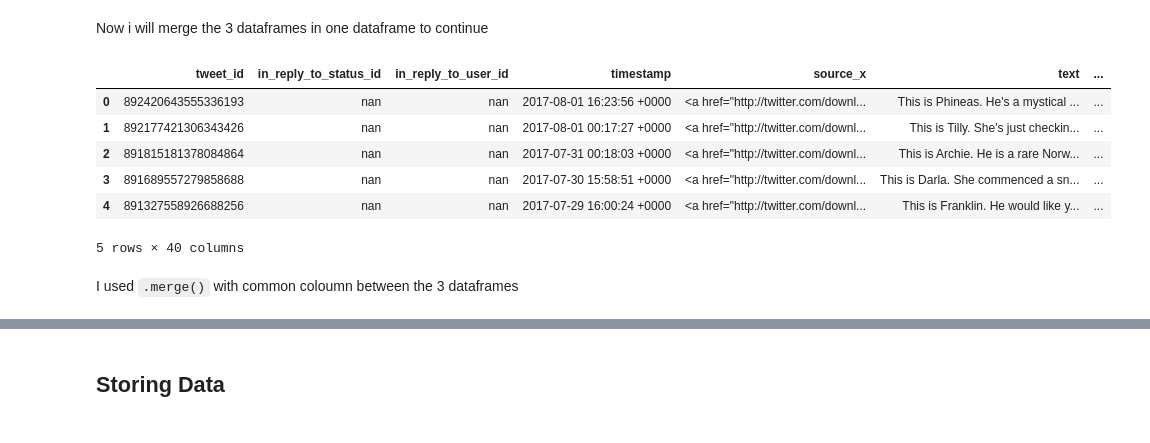
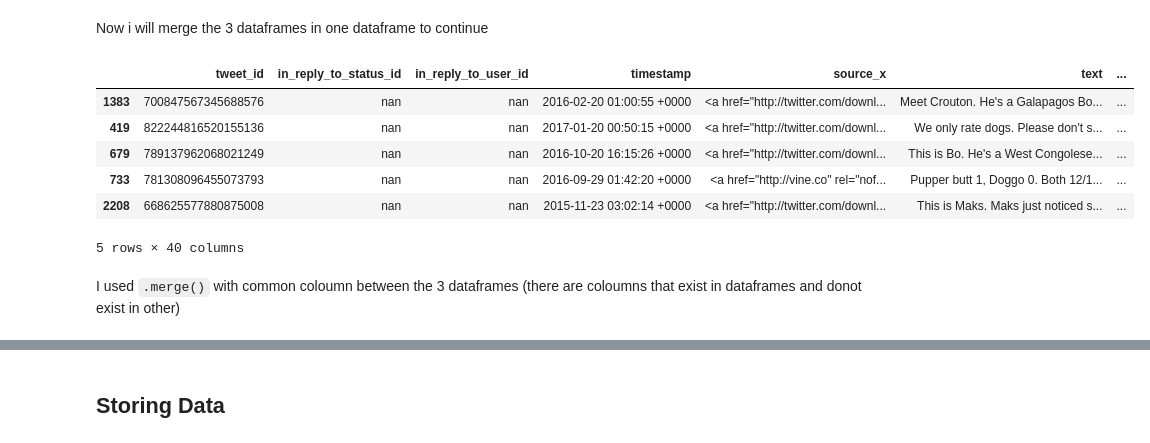
Before and after one commit to mohamedmouta/Match, a Jupyter notebook: wrangle_act.ipynb, the cells around one changed output, grey strips where cells are left out. Drawn from its saved outputs; the diff is of its cells as text; code cells hidden in the pictures.

```diff
--- a/wrangle_act.ipynb
+++ b/wrangle_act.ipynb
@@ -712,27 +712,28 @@ Now i will merge the 3 dataframes in one dataframe to continue
 # %%
 # We will merge on 'tweet_id' which is common and unique across the dataframes.
 # json_df has the 'id' column which corresponds to 'tweet_id' in the other dataframes.
 # Let's rename 'id' in json_df to 'tweet_id' for easier merging.
 json_df.rename(columns={'id': 'tweet_id'}, inplace=True)
 
 # Now merge the dataframes
 # Start by merging csv_df and tsv_df
 merged_df = pd.merge(csv_df, tsv_df, on='tweet_id', how='left')
 
 # Then merge the result with json_df
 merged_df = pd.merge(merged_df, json_df, on='tweet_id', how='left')
 
-merged_df.head()
+merged_df.sample(5)
 # %% [output]
 |  | tweet_id | in_reply_to_status_id | in_reply_to_user_id | timestamp | source_x | text | ... |
-| 0 | 892420643555336193 | nan | nan | 2017-08-01 16:23:56 +0000 | <a href="http://twitter.com/downl... | This is Phineas. He's a mystical ... | ... |
-| 1 | 892177421306343426 | nan | nan | 2017-08-01 00:17:27 +0000 | <a href="http://twitter.com/downl... | This is Tilly. She's just checkin... | ... |
-| 2 | 891815181378084864 | nan | nan | 2017-07-31 00:18:03 +0000 | <a href="http://twitter.com/downl... | This is Archie. He is a rare Norw... | ... |
-| 3 | 891689557279858688 | nan | nan | 2017-07-30 15:58:51 +0000 | <a href="http://twitter.com/downl... | This is Darla. She commenced a sn... | ... |
-| 4 | 891327558926688256 | nan | nan | 2017-07-29 16:00:24 +0000 | <a href="http://twitter.com/downl... | This is Franklin. He would like y... | ... |
+| 1383 | 700847567345688576 | nan | nan | 2016-02-20 01:00:55 +0000 | <a href="http://twitter.com/downl... | Meet Crouton. He's a Galapagos Bo... | ... |
+| 419 | 822244816520155136 | nan | nan | 2017-01-20 00:50:15 +0000 | <a href="http://twitter.com/downl... | We only rate dogs. Please don't s... | ... |
+| 679 | 789137962068021249 | nan | nan | 2016-10-20 16:15:26 +0000 | <a href="http://twitter.com/downl... | This is Bo. He's a West Congolese... | ... |
+| 733 | 781308096455073793 | nan | nan | 2016-09-29 01:42:20 +0000 | <a href="http://vine.co" rel="nof... | Pupper butt 1, Doggo 0. Both 12/1... | ... |
+| 2208 | 668625577880875008 | nan | nan | 2015-11-23 03:02:14 +0000 | <a href="http://twitter.com/downl... | This is Maks. Maks just noticed s... | ... |
 5 rows × 40 columns
 # %% [markdown]
 I used `.merge()` with common coloumn between the 3 dataframes
+(there are coloumns that exist in dataframes and donot exist in other)
 # %%
 merged_df.info()
 # %% [output]
```
Also changed, not shown: parts of 21 cells of this notebook.
